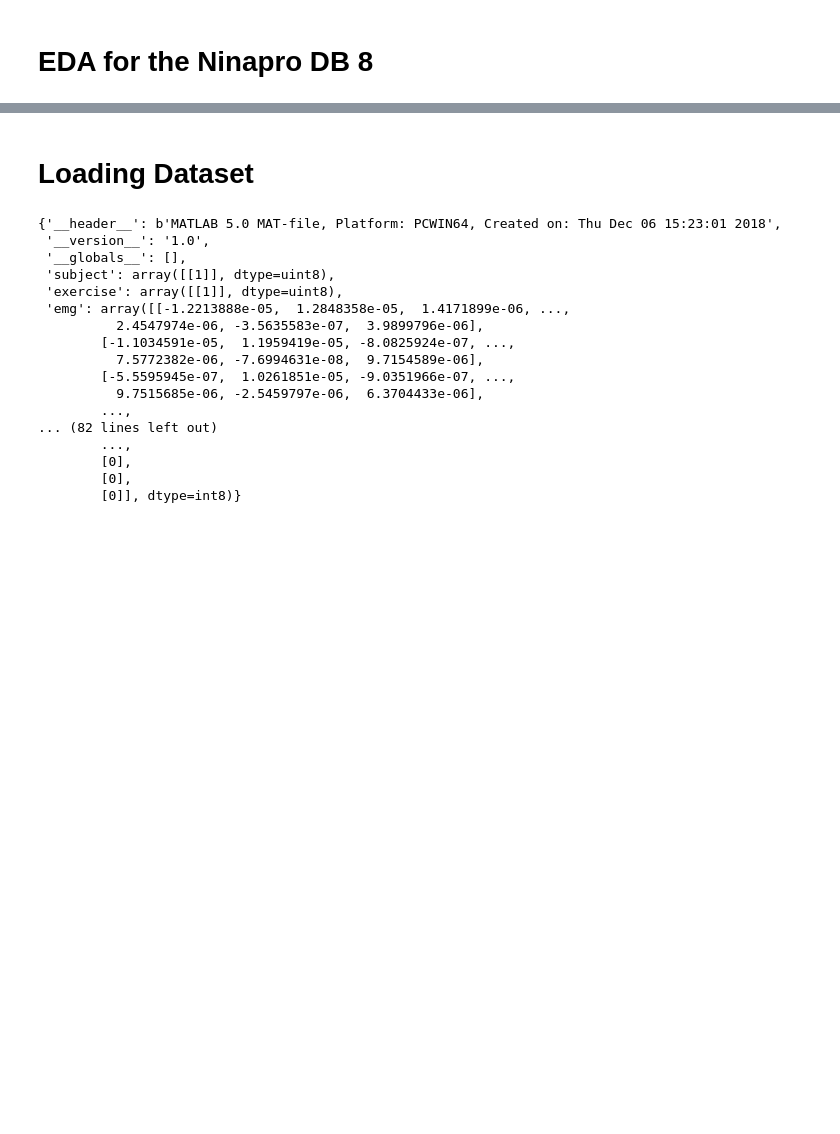
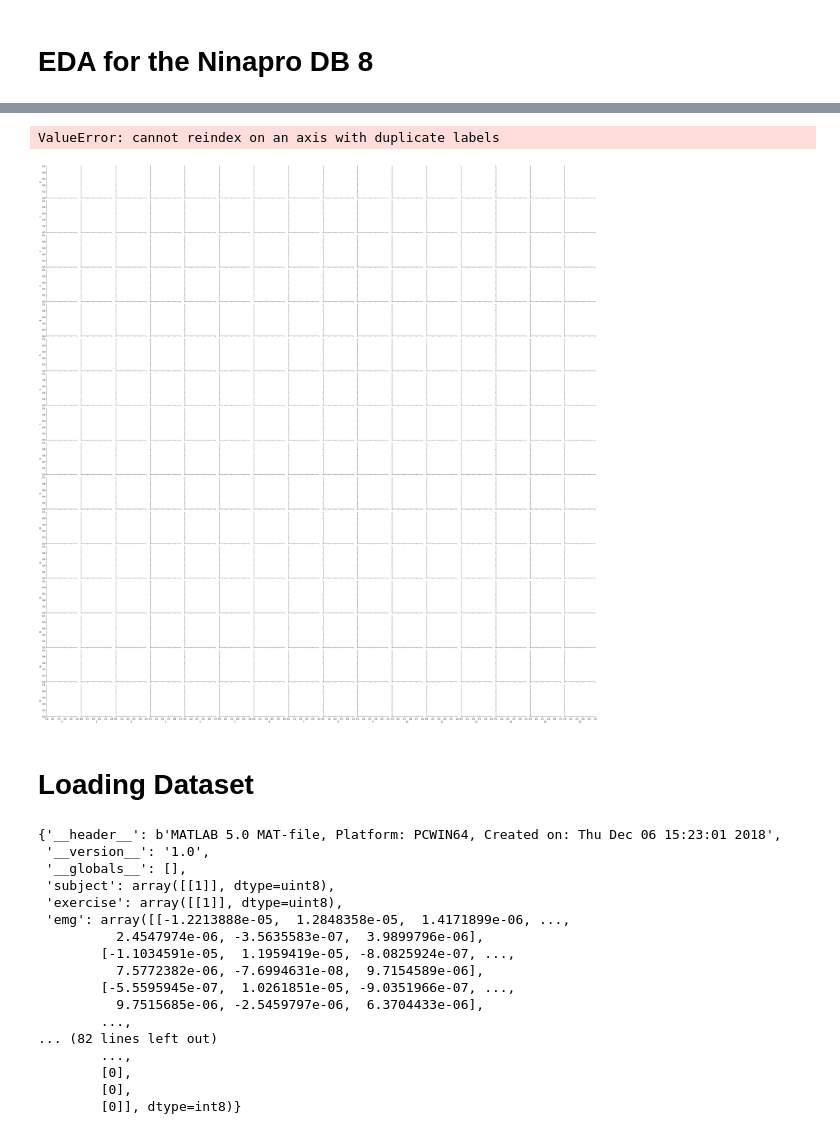
Before and after one commit to FarahBaracat/ninapro_db8, a Jupyter notebook: EDA-NinaPro_DB8.ipynb, the cells around one changed output, grey strips where cells are left out. Drawn from its saved outputs; the diff is of its cells as text; code cells hidden in the pictures; blank space fills up the shorter version.

```diff
--- a/EDA-NinaPro_DB8.ipynb
+++ b/EDA-NinaPro_DB8.ipynb
@@ -33,3 +96,8 @@ def parse_mat_file_to_dict(filepath):
+# %%
+sns.pairplot(df.iloc[:,:16])
+# %% [output]
+ValueError: cannot reindex on an axis with duplicate labels
+[figure, added]
 # %% [markdown]
 # Loading Dataset
 # %%
```
Also changed, not shown: parts of 49 cells of this notebook, 2 other files.
